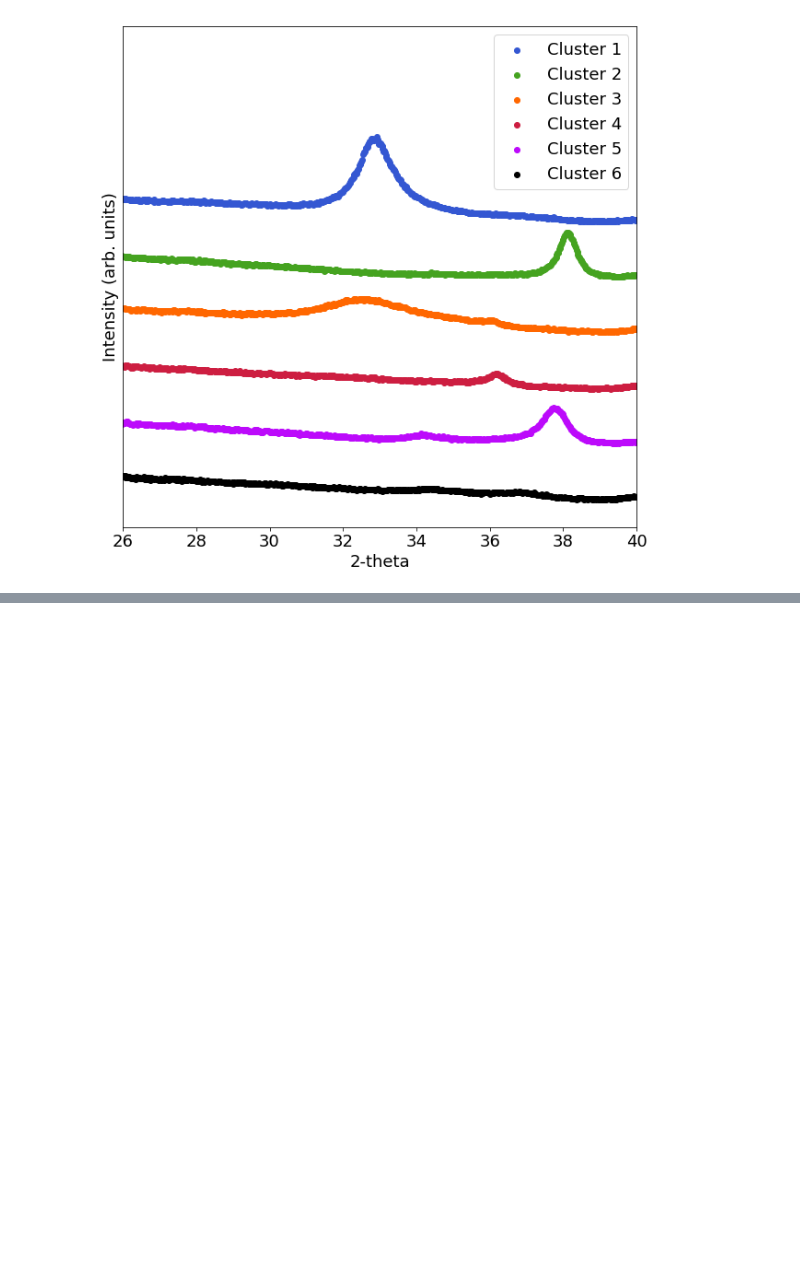
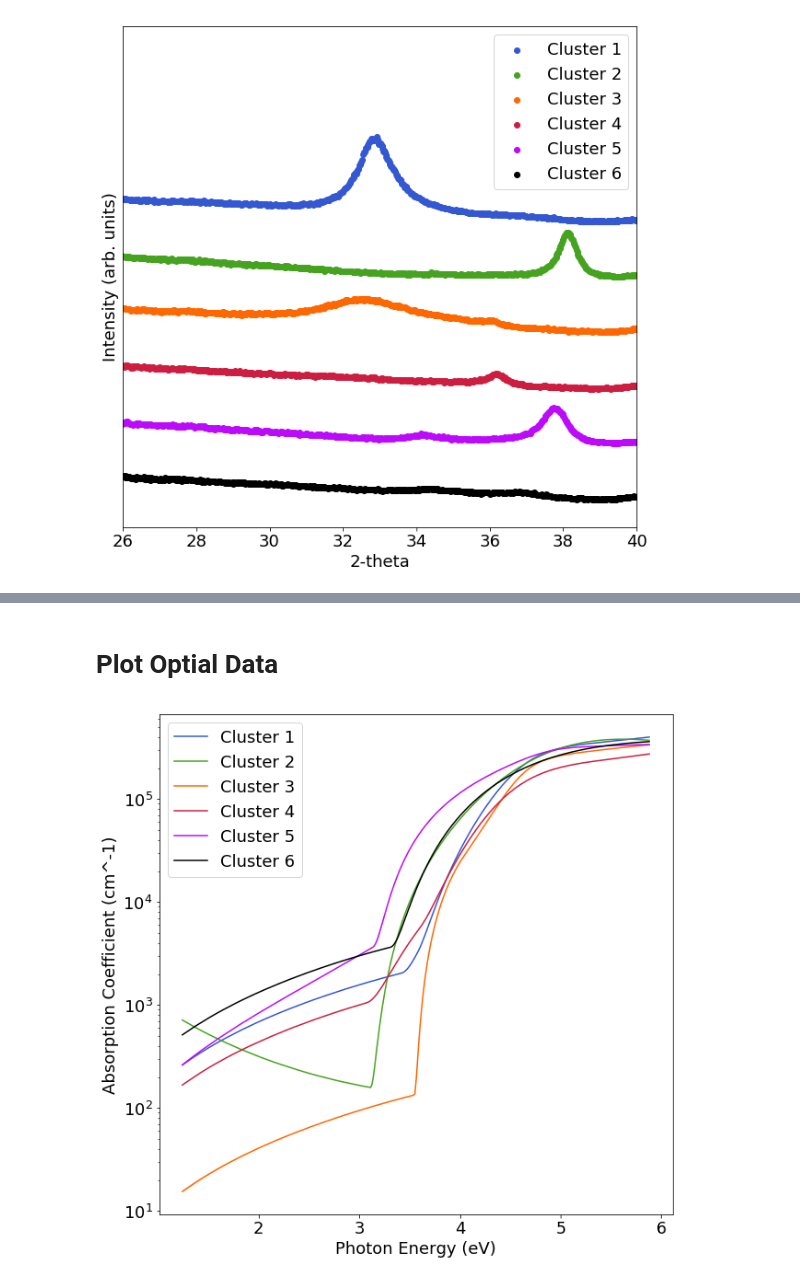
Before and after one commit to usnistgov/NIST-NREL-Interlaboratory-Figures, a Jupyter notebook: ternary-cluster.ipynb, the cells around one changed output, grey strips where cells are left out. Drawn from its saved outputs; the diff is of its cells as text; code cells hidden in the pictures; blank space fills up the shorter version.

Commit message:
add NIST optical

```diff
--- a/ternary-cluster.ipynb
+++ b/ternary-cluster.ipynb
@@ -190,0 +210,27 @@ plt.show()
+# %%
+# NIST
+query = optical_query("20.500.12048/lib.2015.1a",str(14))
+query_response = mdcs_query(host,query)
+NIST_cluster_1_data_opt = query_response[0]['content']['library-spectra-measurement']['data']
+
+query = optical_query("20.500.12048/lib.2015.1a",str(177))
+query_response = mdcs_query(host,query)
+NIST_cluster_2_data_opt = query_response[0]['content']['library-spectra-measurement']['data']
+
+query = optical_query("20.500.12048/lib.2015.1a",str(32))
+query_response = mdcs_query(host,query)
+NIST_cluster_3_data_opt = query_response[0]['content']['library-spectra-measurement']['data']
+
+query = optical_query("20.500.12048/lib.2015.1a",str(7))
+query_response = mdcs_query(host,query)
+NIST_cluster_4_data_opt = query_response[0]['content']['library-spectra-measurement']['data']
+
+query = optical_query("20.500.12048/lib.2015.1a",str(159))
+query_response = mdcs_query(host,query)
+NIST_cluster_5_data_opt = query_response[0]['content']['library-spectra-measurement']['data']
+
+query = optical_query("20.500.12048/lib.2015.1a",str(104))
+query_response = mdcs_query(host,query)
+NIST_cluster_6_data_opt = query_response[0]['content']['library-spectra-measurement']['data']
+# %% [markdown]
+# Plot Optial Data
@@ -190,0 +239,19 @@ plt.show()
+# %%
+font = {'size'   : 18}
+matplotlib.rc('font', **font)
+plt.figure(figsize=(10,10))
+ax = plt.axes()
+plt.plot(NIST_cluster_1_data_opt['energy']['value'],np.array(NIST_cluster_1_data_opt['absorption-coefficient']['value']), label = "Cluster 1", color=colorsListNIST[0])
+plt.plot(NIST_cluster_2_data_opt['energy']['value'],np.array(NIST_cluster_2_data_opt['absorption-coefficient']['value']), label = "Cluster 2", color=colorsListNIST[1])
+plt.plot(NIST_cluster_3_data_opt['energy']['value'],np.array(NIST_cluster_3_data_opt['absorption-coefficient']['value']), label = "Cluster 3", color=colorsListNIST[2])
+plt.plot(NIST_cluster_4_data_opt['energy']['value'],np.array(NIST_cluster_4_data_opt['absorption-coefficient']['value']), label = "Cluster 4", color=colorsListNIST[3])
+plt.plot(NIST_cluster_5_data_opt['energy']['value'],np.array(NIST_cluster_5_data_opt['absorption-coefficient']['value']), label = "Cluster 5", color=colorsListNIST[4])
+plt.plot(NIST_cluster_6_data_opt['energy']['value'],np.array(NIST_cluster_6_data_opt['absorption-coefficient']['value']), label = "Cluster 6", color=colorsListNIST[5])
+plt.legend()
+plt.xlabel('Photon Energy (eV)')
+plt.ylabel('Absorption Coefficient (cm^-1)')
+ax.set_yscale('log')
+plt.savefig("cluster-NIST-NIST-Optical.pdf", bbox_inches='tight')
+plt.show()
+# %% [output]
+[figure, added]
```
Also changed, not shown: parts of 4 cells of this notebook, 5 other files.
